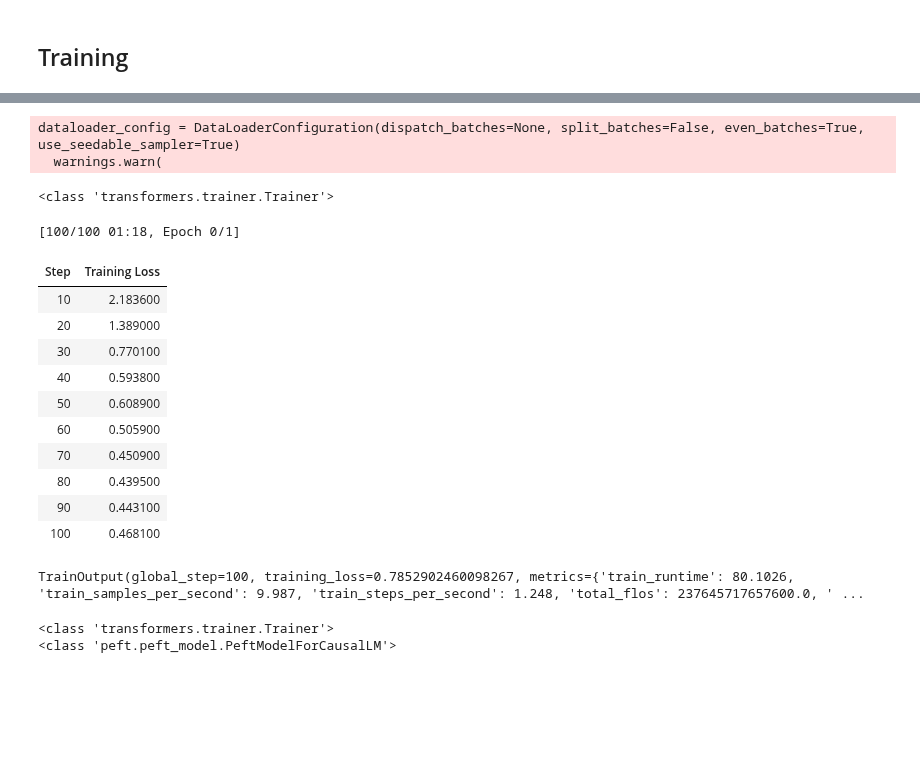
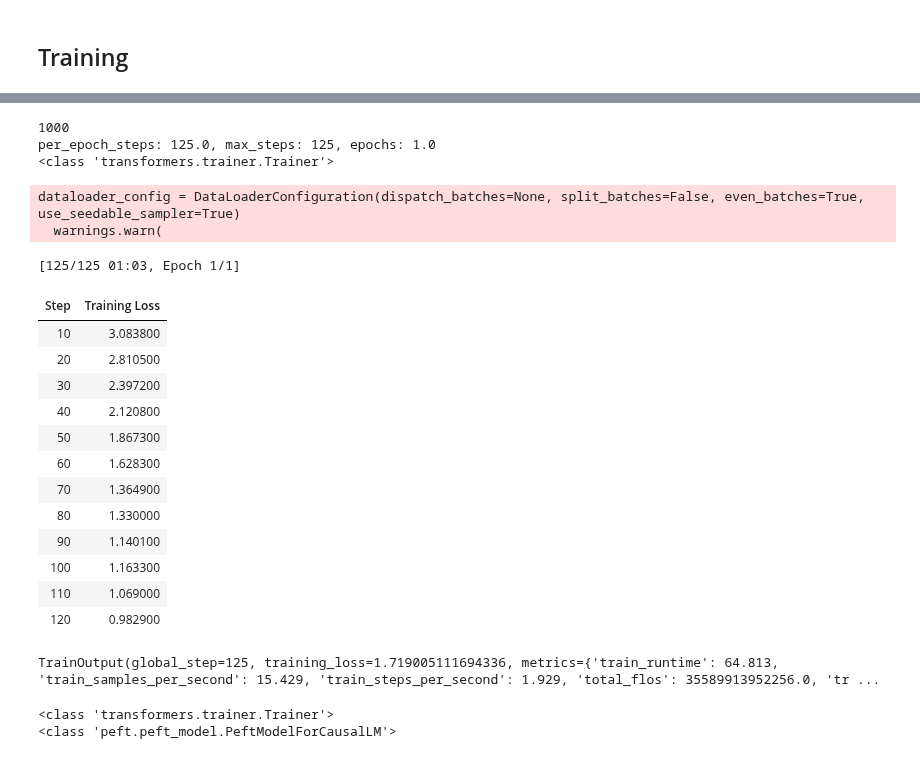
Before and after one commit to iliazlobin/transformers-labs, a Jupyter notebook: model-train/train-gpt2-bnb8bit-coedit.ipynb, the cells around one changed output, grey strips where cells are left out. Cells and saved outputs as stored; diff of their text form; code cells hidden in the pictures; blank space fills up the shorter version.

Commit message:
training notebooks for bard-large, gpt2

```diff
--- a/model-train/train-gpt2-large-bbn4bit-coedit.ipynb
+++ b/model-train/train-gpt2-bnb8bit-coedit.ipynb
@@ -70,9 +70,11 @@ The autoreload extension is already loaded. To reload it, use:
 import torch
 from transformers import AutoModelForCausalLM, AutoTokenizer, BitsAndBytesConfig
 
-model_id = "openai-community/gpt2-large"
-model_name = "openai-community/gpt2-large"
-model_alias = model_name.replace("/", "_")
+model_name = "gpt2"
+model_repo = f"openai-community"
+model_id = f"{model_repo}/{model_name}"
+model_checkpoint = f"{model_repo}/{model_name}"
+model_path = f"{model_repo}_{model_name}"
 
 tokenizer = AutoTokenizer.from_pretrained(
     model_id,
@@ -85,7 +87,9 @@ tokenizer.pad_token_id = tokenizer.eos_token_id
 tokenizer.padding_side = "left"
 
 bnb_config = BitsAndBytesConfig(
-    load_in_4bit=True, bnb_4bit_use_double_quant=True, bnb_4bit_quant_type="nf4", bnb_4bit_compute_dtype=torch.bfloat16
+    load_in_8bit=True,
+    # llm_int8_has_fp16_weight=True,
+    # llm_int8_threshold=10,
 )
 
 
@@ -385,7 +401,7 @@ perf_model = prepare_model_for_kbit_training(perf_model, use_gradient_checkpoint
 
 
 config = LoraConfig(
-    r=128,
+    r=64,
     lora_alpha=32,
     # target_modules=["query_key_value"],
     lora_dropout=0.1,
@@ -406,56 +422,79 @@ trainable params: 23592960 || all params: 443728640 || trainable%: 5.31697931420
 # %%
 from transformers import DataCollatorForLanguageModeling, Trainer, TrainingArguments
 
+train_size = len(processed_dataset["train"])
+per_device_train_batch_size = 2
+gradient_accumulation_steps = 4
+per_epoch_steps = train_size / (per_device_train_batch_size * gradient_accumulation_steps)
+max_steps = 125
+epochs = max_steps / per_epoch_steps
+print(f"train_size: {train_size}, per_epoch_steps: {per_epoch_steps}, max_steps: {max_steps}, epochs: {epochs}")
+
+if max_steps < per_epoch_steps:
+    raise Exception(f"Training doesn't cover the entire training dataset with {train_size} samples")
+
+# epochs = 2
+# epoch_total_steps = epochs * per_epoch_steps
+# print(f"train_size: {train_size}, per_epoch_steps: {per_epoch_steps}, epochs: {epochs}, epoch_total_steps: {epoch_total_steps}")
+
 training_model = perf_model
+train_path = f"model-{training_model_path}-train"
+print(f"train_path: {train_path}")
 
 args = TrainingArguments(
-    output_dir="model-gpt2-large-bnb4bit-coedit-train",
+    output_dir=train_path,
     learning_rate=2e-4,
     # warmup_ratio=0.05,
     # optim="paged_adamw_8bit",
     fp16=True,
     gradient_checkpointing=True,
-    per_device_train_batch_size=2,
-    gradient_accumulation_steps=4,
+    per_device_train_batch_size=per_device_train_batch_size,
+    gradient_accumulation_steps=gradient_accumulation_steps,
     logging_steps=10,
     warmup_steps=2,
     # save_steps=50,
-    max_steps=100,
+    max_steps=max_steps,
     # num_train_epochs=2,
-    save_strategy="epoch",
-    eval_steps=10,
+    save_strategy="steps",
+    save_steps=50,
+    eval_steps=50,
     # evaluation_strategy="epoch",
     report_to="tensorboard",
 )
+
 
 trainer = Trainer(
     model=training_model,
     train_dataset=processed_dataset["train"],
     # eval_dataset=processed_dataset["test"],
     args=args,
     data_collator=data_collator,
 )
 print(type(trainer))
 
 model.config.use_cache = False
 trainer.train()
 # %% [output]
-dataloader_config = DataLoaderConfiguration(dispatch_batches=None, split_batches=False, even_batches=True, use_seedable_sampler=True)
-  warnings.warn(
+1000
+per_epoch_steps: 125.0, max_steps: 125, epochs: 1.0
+<class 'transformers.trainer.Trainer'>
-<class 'transformers.trainer.Trainer'>
+dataloader_config = DataLoaderConfiguration(dispatch_batches=None, split_batches=False, even_batches=True, use_seedable_sampler=True)
+  warnings.warn(
-[100/100 01:18, Epoch 0/1]
+[125/125 01:03, Epoch 1/1]
 | Step | Training Loss |
-| 10 | 2.183600 |
-| 20 | 1.389000 |
-| 30 | 0.770100 |
-| 40 | 0.593800 |
-| 50 | 0.608900 |
-| 60 | 0.505900 |
-| 70 | 0.450900 |
-| 80 | 0.439500 |
-| 90 | 0.443100 |
-| 100 | 0.468100 |
+| 10 | 3.083800 |
+| 20 | 2.810500 |
+| 30 | 2.397200 |
+| 40 | 2.120800 |
+| 50 | 1.867300 |
+| 60 | 1.628300 |
+| 70 | 1.364900 |
+| 80 | 1.330000 |
+| 90 | 1.140100 |
+| 100 | 1.163300 |
+| 110 | 1.069000 |
+| 120 | 0.982900 |
-TrainOutput(global_step=100, training_loss=0.7852902460098267, metrics={'train_runtime': 80.1026, 'train_samples_per_second': 9.987, 'train_steps_per_second': 1.248, 'total_flos': 237645717657600.0, ' ...
+TrainOutput(global_step=125, training_loss=1.719005111694336, metrics={'train_runtime': 64.813, 'train_samples_per_second': 15.429, 'train_steps_per_second': 1.929, 'total_flos': 35589913952256.0, 'tr ...
 # %%
 print(type(trainer))
 print(type(trainer.model))
```
Also changed, not shown: parts of 5 cells of this notebook, 30 other files.
